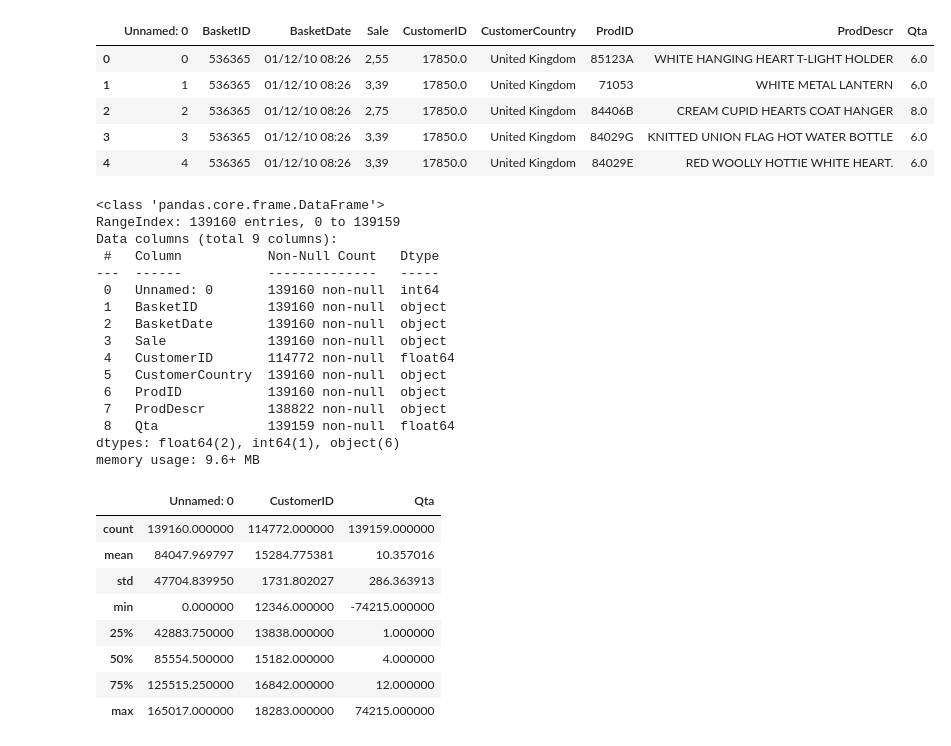
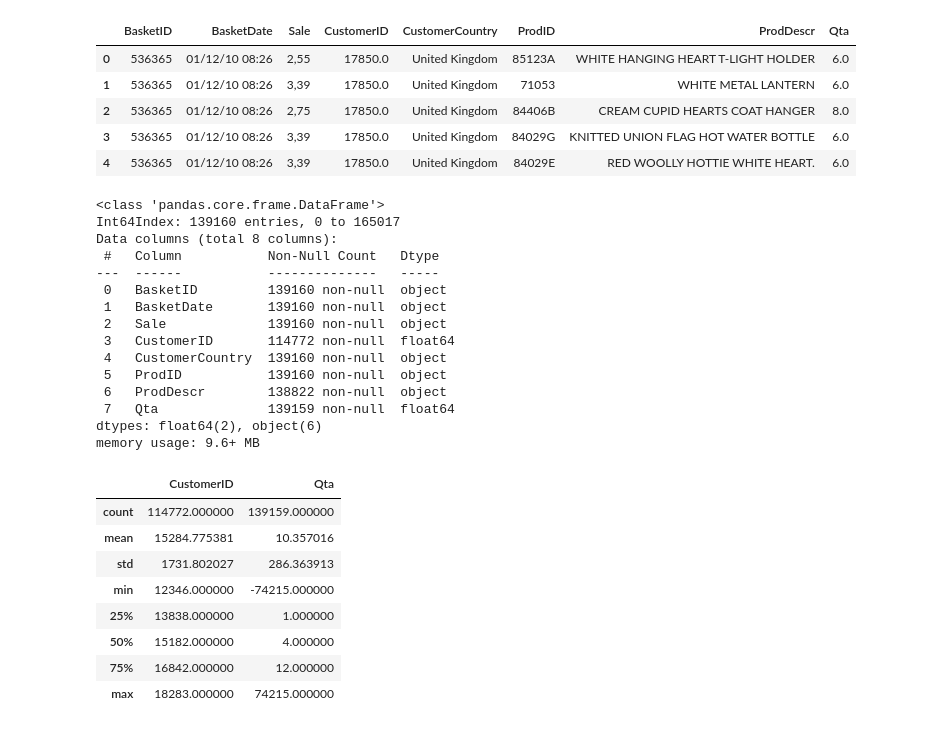
Before and after one commit to Sushant6862/Jeremy-Howard-Squadron-, a Jupyter notebook: Capstone_Project_2.ipynb, the cells around one changed output. Saved outputs shown, nothing was run; the diff lists cells and outputs as text; code cells hidden in the pictures.

```diff
--- a/Capstone_Project_2.ipynb
+++ b/Capstone_Project_2.ipynb
@@ -3,50 +3,49 @@
 # %%
 # importing pandas module
 import pandas as pd
 
 # making data frame
-data= pd.read_csv("/content/drive/MyDrive/Colab Notebooks/customer_supermarket.csv", on_bad_lines='skip',sep='\t')
+data= pd.read_csv("/content/drive/MyDrive/Colab Notebooks/customer_supermarket.csv", on_bad_lines='skip',sep='\t',index_col=0)
 
 # calling head() method
 data.head()
 # %% [output]
-|  | Unnamed: 0 | BasketID | BasketDate | Sale | CustomerID | CustomerCountry | ProdID | ProdDescr | Qta |
-| 0 | 0 | 536365 | 01/12/10 08:26 | 2,55 | 17850.0 | United Kingdom | 85123A | WHITE HANGING HEART T-LIGHT HOLDER | 6.0 |
-| 1 | 1 | 536365 | 01/12/10 08:26 | 3,39 | 17850.0 | United Kingdom | 71053 | WHITE METAL LANTERN | 6.0 |
-| 2 | 2 | 536365 | 01/12/10 08:26 | 2,75 | 17850.0 | United Kingdom | 84406B | CREAM CUPID HEARTS COAT HANGER | 8.0 |
-| 3 | 3 | 536365 | 01/12/10 08:26 | 3,39 | 17850.0 | United Kingdom | 84029G | KNITTED UNION FLAG HOT WATER BOTTLE | 6.0 |
-| 4 | 4 | 536365 | 01/12/10 08:26 | 3,39 | 17850.0 | United Kingdom | 84029E | RED WOOLLY HOTTIE WHITE HEART. | 6.0 |
+|  | BasketID | BasketDate | Sale | CustomerID | CustomerCountry | ProdID | ProdDescr | Qta |
+| 0 | 536365 | 01/12/10 08:26 | 2,55 | 17850.0 | United Kingdom | 85123A | WHITE HANGING HEART T-LIGHT HOLDER | 6.0 |
+| 1 | 536365 | 01/12/10 08:26 | 3,39 | 17850.0 | United Kingdom | 71053 | WHITE METAL LANTERN | 6.0 |
+| 2 | 536365 | 01/12/10 08:26 | 2,75 | 17850.0 | United Kingdom | 84406B | CREAM CUPID HEARTS COAT HANGER | 8.0 |
+| 3 | 536365 | 01/12/10 08:26 | 3,39 | 17850.0 | United Kingdom | 84029G | KNITTED UNION FLAG HOT WATER BOTTLE | 6.0 |
+| 4 | 536365 | 01/12/10 08:26 | 3,39 | 17850.0 | United Kingdom | 84029E | RED WOOLLY HOTTIE WHITE HEART. | 6.0 |
 # %%
 data.info()
 # %% [output]
 <class 'pandas.core.frame.DataFrame'>
-RangeIndex: 139160 entries, 0 to 139159
-Data columns (total 9 columns):
+Int64Index: 139160 entries, 0 to 165017
+Data columns (total 8 columns):
  #   Column           Non-Null Count   Dtype
 ---  ------           --------------   -----
- 0   Unnamed: 0       139160 non-null  int64
- 1   BasketID         139160 non-null  object
- 2   BasketDate       139160 non-null  object
- 3   Sale             139160 non-null  object
- 4   CustomerID       114772 non-null  float64
- 5   CustomerCountry  139160 non-null  object
- 6   ProdID           139160 non-null  object
- 7   ProdDescr        138822 non-null  object
- 8   Qta              139159 non-null  float64
-dtypes: float64(2), int64(1), object(6)
+ 0   BasketID         139160 non-null  object
+ 1   BasketDate       139160 non-null  object
+ 2   Sale             139160 non-null  object
+ 3   CustomerID       114772 non-null  float64
+ 4   CustomerCountry  139160 non-null  object
+ 5   ProdID           139160 non-null  object
+ 6   ProdDescr        138822 non-null  object
+ 7   Qta              139159 non-null  float64
+dtypes: float64(2), object(6)
 memory usage: 9.6+ MB
 # %%
 data.describe()
 # %% [output]
-|  | Unnamed: 0 | CustomerID | Qta |
-| count | 139160.000000 | 114772.000000 | 139159.000000 |
-| mean | 84047.969797 | 15284.775381 | 10.357016 |
-| std | 47704.839950 | 1731.802027 | 286.363913 |
-| min | 0.000000 | 12346.000000 | -74215.000000 |
-| 25% | 42883.750000 | 13838.000000 | 1.000000 |
-| 50% | 85554.500000 | 15182.000000 | 4.000000 |
-| 75% | 125515.250000 | 16842.000000 | 12.000000 |
-| max | 165017.000000 | 18283.000000 | 74215.000000 |
+|  | CustomerID | Qta |
+| count | 114772.000000 | 139159.000000 |
+| mean | 15284.775381 | 10.357016 |
+| std | 1731.802027 | 286.363913 |
+| min | 12346.000000 | -74215.000000 |
+| 25% | 13838.000000 | 1.000000 |
+| 50% | 15182.000000 | 4.000000 |
+| 75% | 16842.000000 | 12.000000 |
+| max | 18283.000000 | 74215.000000 |
 # %%
 data.tail(5)
 # %% [output]
```
Also changed, not shown: parts of 6 cells of this notebook.
